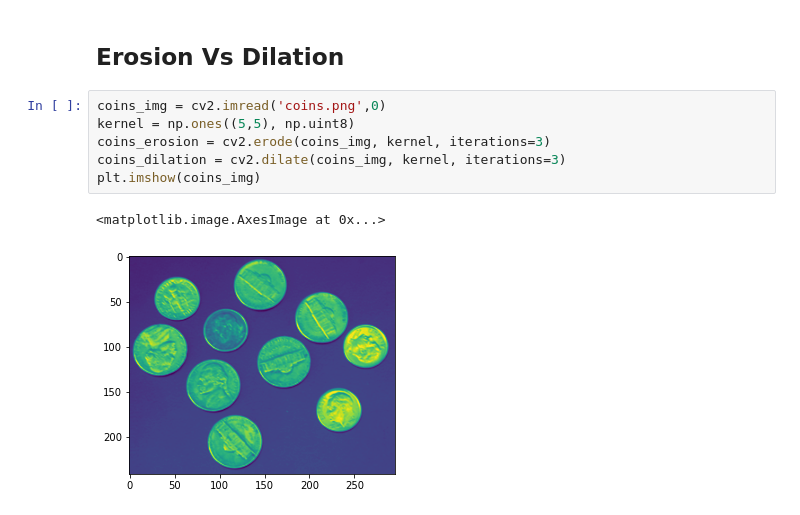
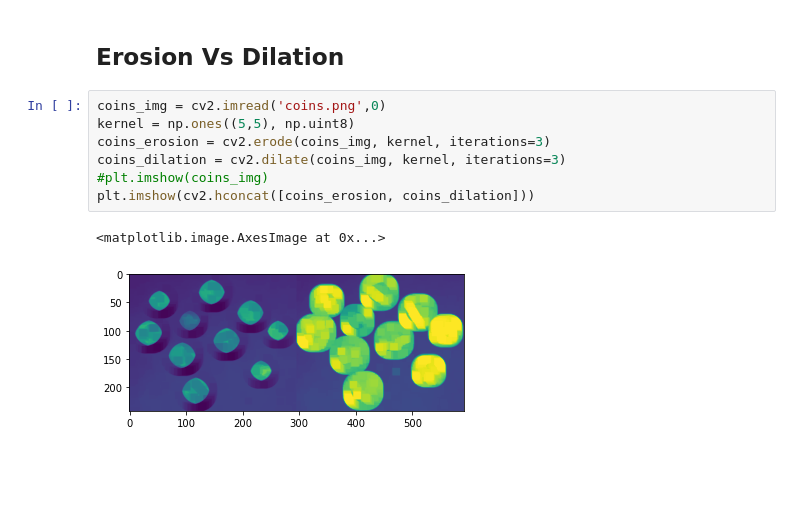
Before and after one commit to Mahreen-Asama/Computer-Vision, a Jupyter notebook: CornerDetection/Corner Detection.ipynb, the cells around one changed output. Cells and saved outputs as stored; diff of their text form; blank space fills up the shorter version.

```diff
--- a/CornerDetection/Corner Detection.ipynb
+++ b/CornerDetection/Corner Detection.ipynb
@@ -30,9 +30,10 @@ plt.imshow(img_ball)
 # %%
 coins_img = cv2.imread('coins.png',0)
 kernel = np.ones((5,5), np.uint8)
 coins_erosion = cv2.erode(coins_img, kernel, iterations=3)
 coins_dilation = cv2.dilate(coins_img, kernel, iterations=3)
-plt.imshow(coins_img)
+#plt.imshow(coins_img)
+plt.imshow(cv2.hconcat([coins_erosion, coins_dilation]))
 # %% [output]
 <matplotlib.image.AxesImage at 0x...>
-[figure, old version]
+[figure, new version]
```
Also changed, not shown: 2 other files.
